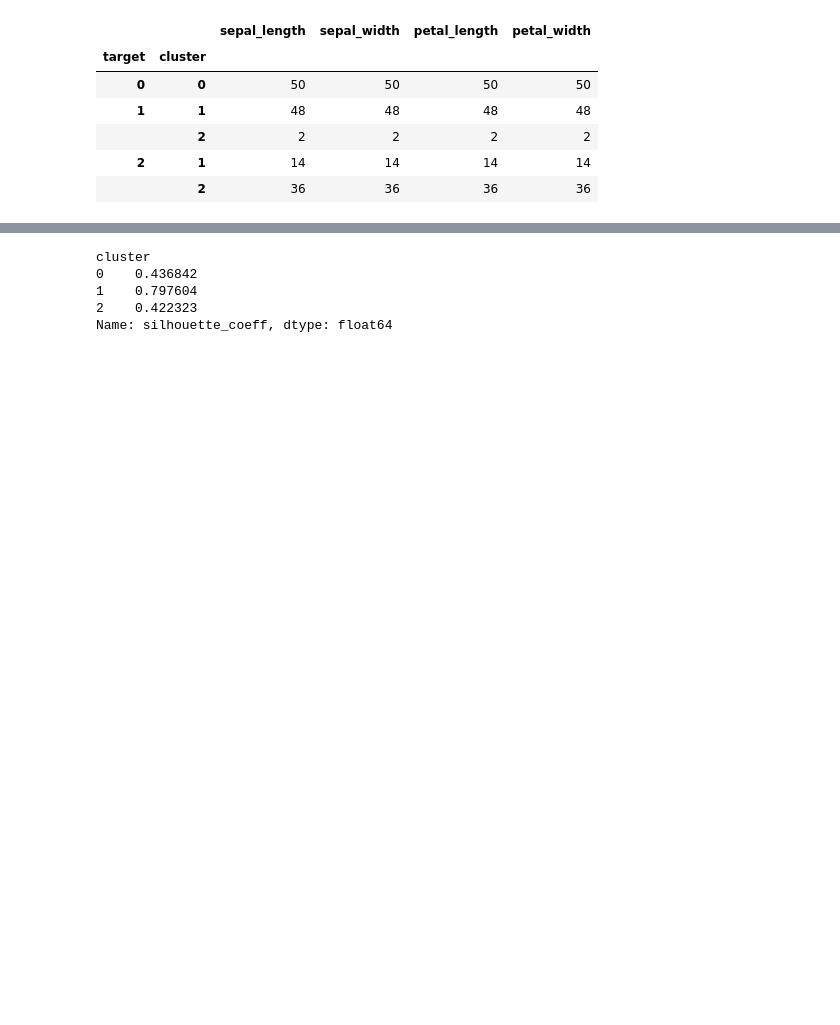
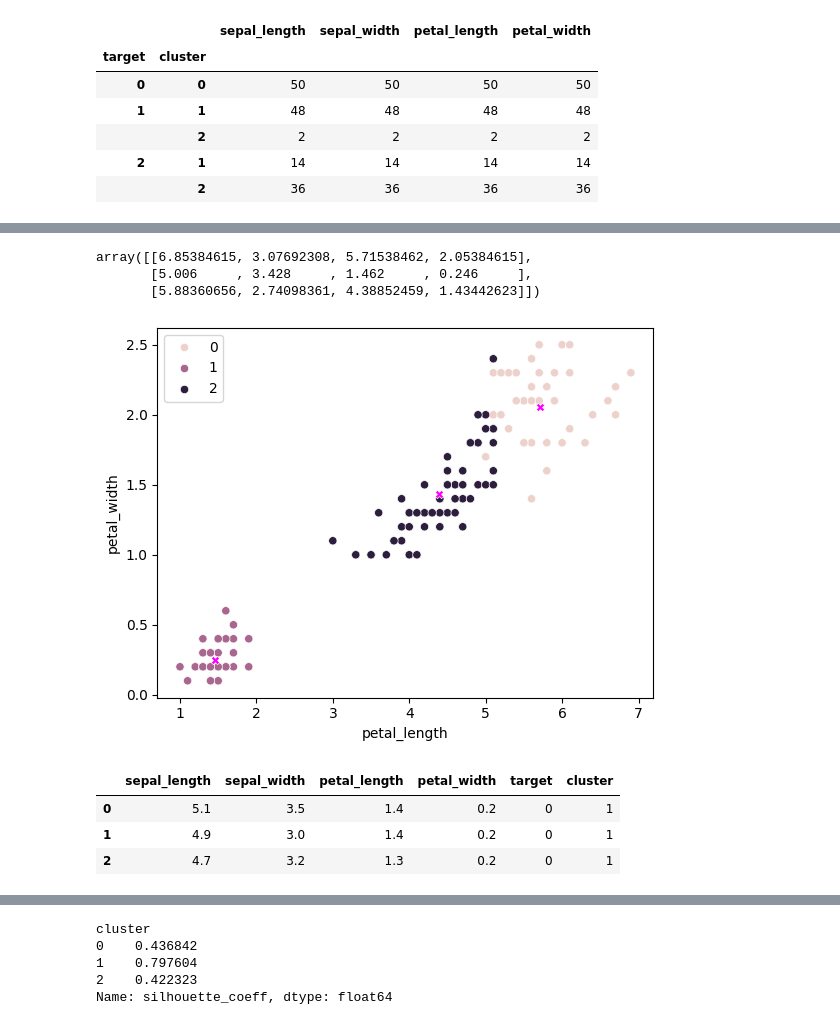
Before and after one commit to jiminxchris/pythonmlproject20260424, a Jupyter notebook: 05_군집_붓꽃.ipynb, the cells around one changed output, grey strips where cells are left out. Cells and saved outputs as stored; diff of their text form; code cells hidden in the pictures; blank space fills up the shorter version.

```diff
--- a/05_군집_붓꽃.ipynb
+++ b/05_군집_붓꽃.ipynb
@@ -89,0 +111,29 @@ plt.show()
+# %%
+kmeans.cluster_centers_
+# %% [output]
+array([[6.85384615, 3.07692308, 5.71538462, 2.05384615],
+       [5.006     , 3.428     , 1.462     , 0.246     ],
+       [5.88360656, 2.74098361, 4.38852459, 1.43442623]])
+# %%
+# 군집화 결과 시각화 -> cluster를 기준으로 데이터 시각화, 중심점도 같이
+import seaborn as sns
+
+sns.scatterplot(iris_df,
+                x = 'petal_length',
+                y = 'petal_width',
+                hue='cluster')
+sns.scatterplot(x = kmeans.cluster_centers_[:, 2],
+                y = kmeans.cluster_centers_[:, 3],
+                color = 'magenta',
+                marker = 'X')
+
+plt.show()
+# %% [output]
+[figure, added]
+# %%
+iris_df.head(3)
+# %% [output]
+|  | sepal_length | sepal_width | petal_length | petal_width | target | cluster |
+| 0 | 5.1 | 3.5 | 1.4 | 0.2 | 0 | 1 |
+| 1 | 4.9 | 3.0 | 1.4 | 0.2 | 0 | 1 |
+| 2 | 4.7 | 3.2 | 1.3 | 0.2 | 0 | 1 |
```
Also changed, not shown: parts of 16 cells of this notebook.
